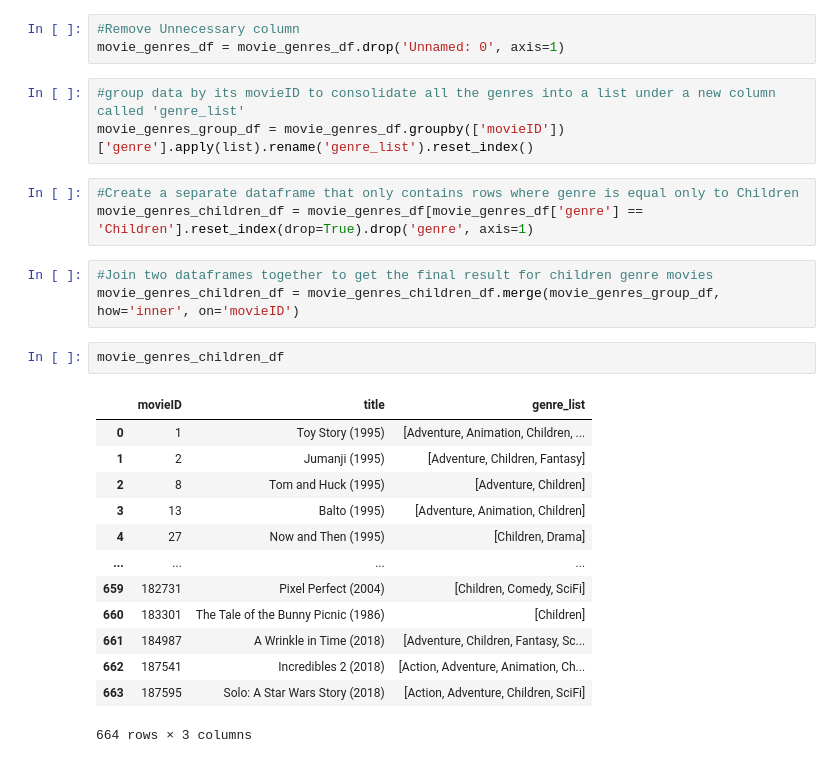
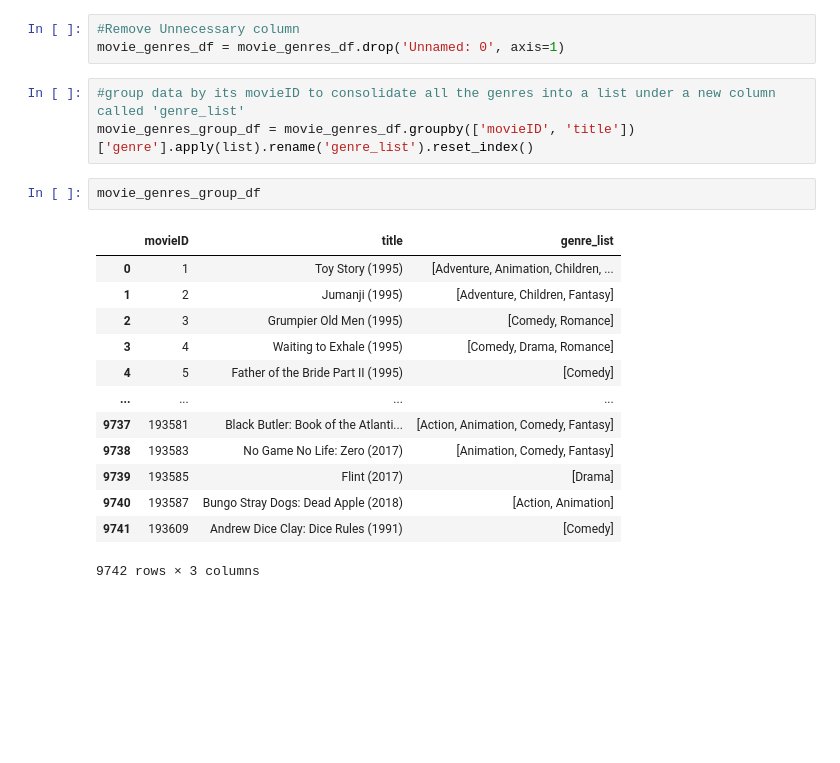
Before and after one commit to canon14/MovieRecommendationModel, a Jupyter notebook: ChildrenMovieRecommendation.ipynb, the cells around one changed output. Cells and saved outputs as stored; diff of their text form; blank space fills up the shorter version.

```diff
--- a/ChildrenMovieRecommendation.ipynb
+++ b/ChildrenMovieRecommendation.ipynb
@@ -55,26 +109,20 @@ movie_genres_df.head()
 movie_genres_df = movie_genres_df.drop('Unnamed: 0', axis=1)
 # %%
 #group data by its movieID to consolidate all the genres into a list under a new column called 'genre_list'
-movie_genres_group_df = movie_genres_df.groupby(['movieID'])['genre'].apply(list).rename('genre_list').reset_index()
+movie_genres_group_df = movie_genres_df.groupby(['movieID', 'title'])['genre'].apply(list).rename('genre_list').reset_index()
-# %%
-#Create a separate dataframe that only contains rows where genre is equal only to Children
-movie_genres_children_df = movie_genres_df[movie_genres_df['genre'] == 'Children'].reset_index(drop=True).drop('genre', axis=1)
-# %%
-#Join two dataframes together to get the final result for children genre movies
-movie_genres_children_df = movie_genres_children_df.merge(movie_genres_group_df, how='inner', on='movieID')
-# %%
-movie_genres_children_df
-# %% [output]
-|  | movieID | title | genre_list |
-| 0 | 1 | Toy Story (1995) | [Adventure, Animation, Children, ... |
-| 1 | 2 | Jumanji (1995) | [Adventure, Children, Fantasy] |
-| 2 | 8 | Tom and Huck (1995) | [Adventure, Children] |
-| 3 | 13 | Balto (1995) | [Adventure, Animation, Children] |
-| 4 | 27 | Now and Then (1995) | [Children, Drama] |
-| ... | ... | ... | ... |
-| 659 | 182731 | Pixel Perfect (2004) | [Children, Comedy, SciFi] |
-| 660 | 183301 | The Tale of the Bunny Picnic (1986) | [Children] |
-| 661 | 184987 | A Wrinkle in Time (2018) | [Adventure, Children, Fantasy, Sc... |
-| 662 | 187541 | Incredibles 2 (2018) | [Action, Adventure, Animation, Ch... |
-| 663 | 187595 | Solo: A Star Wars Story (2018) | [Action, Adventure, Children, SciFi] |
-664 rows × 3 columns
+# %%
+movie_genres_group_df
+# %% [output]
+|  | movieID | title | genre_list |
+| 0 | 1 | Toy Story (1995) | [Adventure, Animation, Children, ... |
+| 1 | 2 | Jumanji (1995) | [Adventure, Children, Fantasy] |
+| 2 | 3 | Grumpier Old Men (1995) | [Comedy, Romance] |
+| 3 | 4 | Waiting to Exhale (1995) | [Comedy, Drama, Romance] |
+| 4 | 5 | Father of the Bride Part II (1995) | [Comedy] |
+| ... | ... | ... | ... |
+| 9737 | 193581 | Black Butler: Book of the Atlanti... | [Action, Animation, Comedy, Fantasy] |
+| 9738 | 193583 | No Game No Life: Zero (2017) | [Animation, Comedy, Fantasy] |
+| 9739 | 193585 | Flint (2017) | [Drama] |
+| 9740 | 193587 | Bungo Stray Dogs: Dead Apple (2018) | [Action, Animation] |
+| 9741 | 193609 | Andrew Dice Clay: Dice Rules (1991) | [Comedy] |
+9742 rows × 3 columns
```
Also changed, not shown: parts of 9 cells of this notebook.
